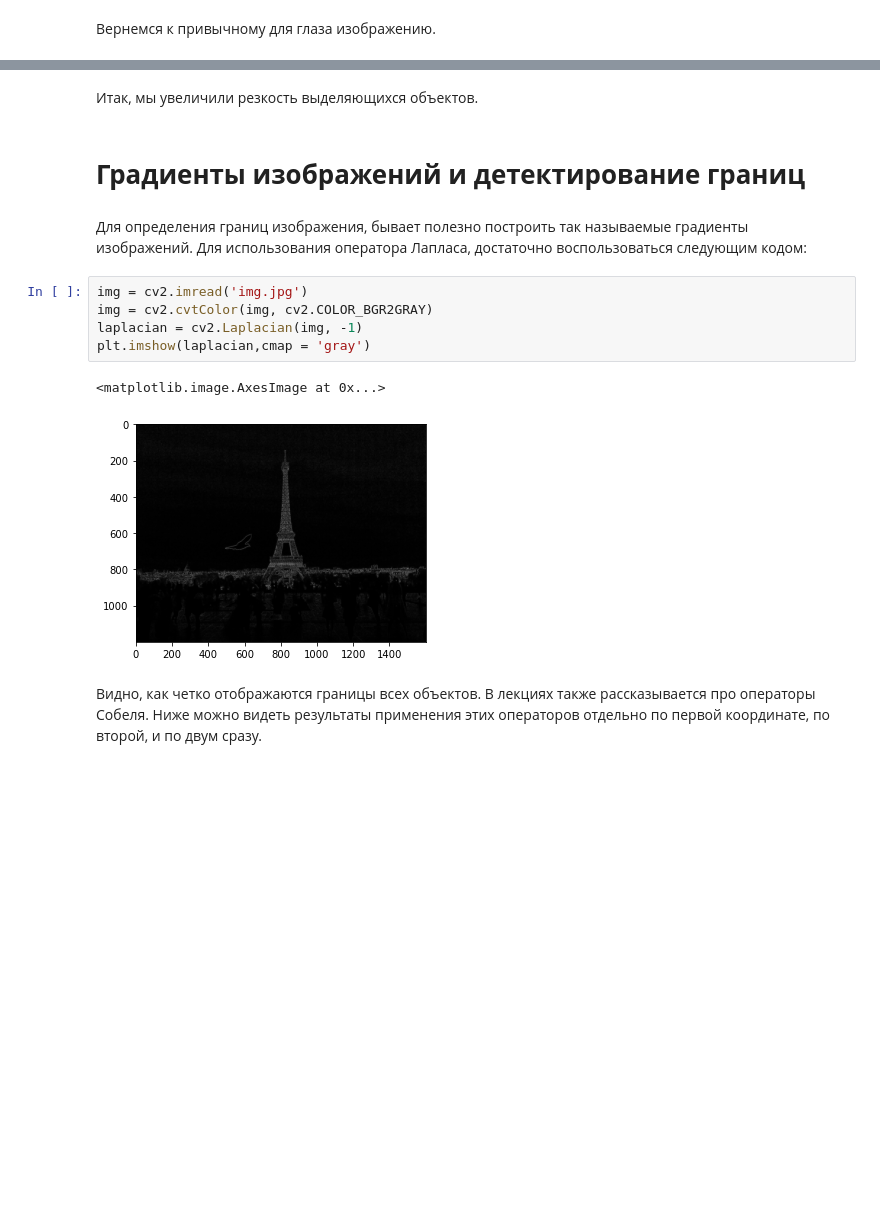
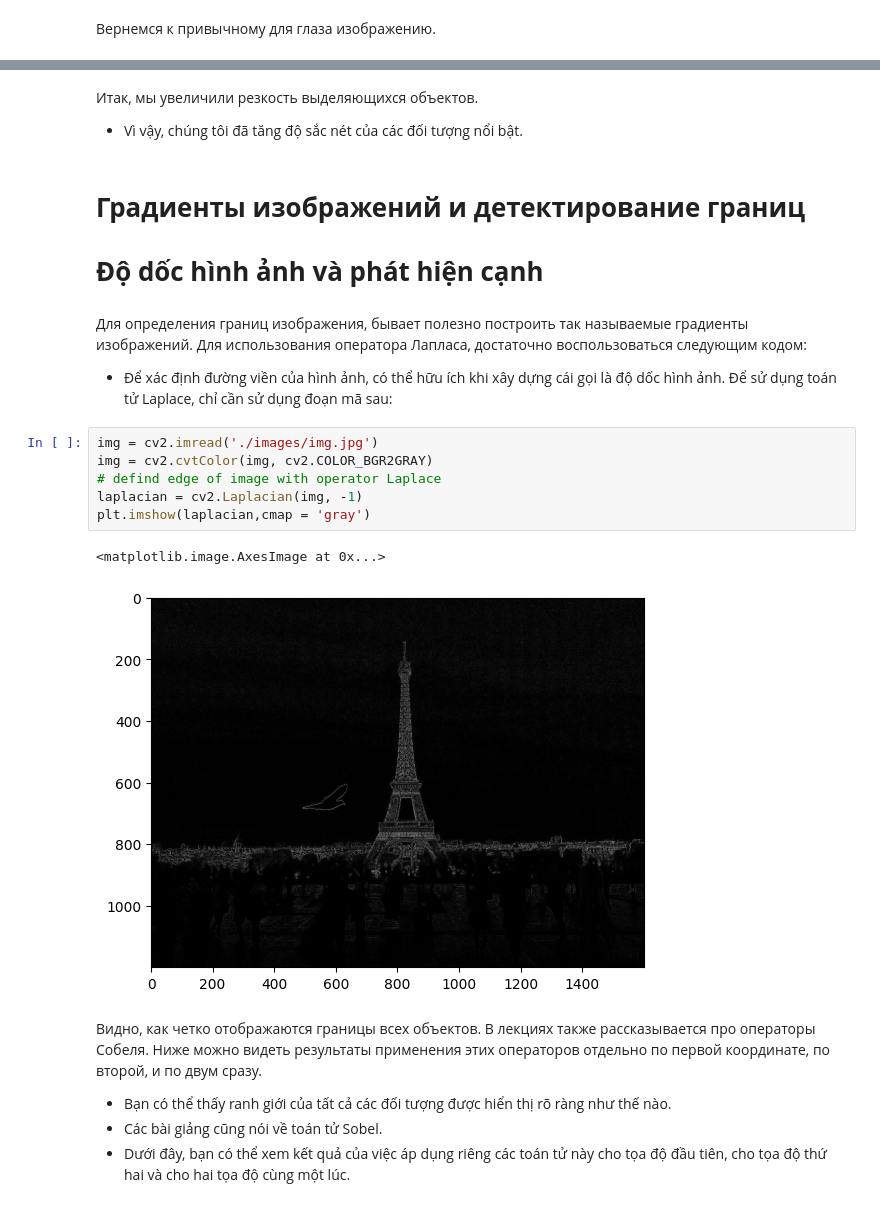
Before and after one commit to denotevn/Image-Processing-in-ITMO, a Jupyter notebook: Week_4/Week4.ipynb, the cells around one changed output, grey strips where cells are left out. Saved outputs shown, nothing was run; the diff lists cells and outputs as text; blank space fills up the shorter version.

```diff
--- a/Week_4/Week4.ipynb
+++ b/Week_4/Week4.ipynb
@@ -117,19 +158,26 @@ plt.imshow(img_back, cmap = 'gray')
-# %% [markdown]
-Итак, мы увеличили резкость выделяющихся объектов.
+# %% [markdown]
+Итак, мы увеличили резкость выделяющихся объектов.
++ Vì vậy, chúng tôi đã tăng độ sắc nét của các đối tượng nổi bật.
 # %% [markdown]
 # **Градиенты изображений и детектирование границ**
+# **Độ dốc hình ảnh và phát hiện cạnh**
 # %% [markdown]
 Для определения границ изображения, бывает полезно построить так называемые градиенты изображений. Для использования оператора Лапласа, достаточно воспользоваться следующим кодом:
++ Để xác định đường viền của hình ảnh, có thể hữu ích khi xây dựng cái gọi là độ dốc hình ảnh. Để sử dụng toán tử Laplace, chỉ cần sử dụng đoạn mã sau:
 # %%
-img = cv2.imread('img.jpg')
+img = cv2.imread('./images/img.jpg')
 img = cv2.cvtColor(img, cv2.COLOR_BGR2GRAY)
+# defind edge of image with operator Laplace
 laplacian = cv2.Laplacian(img, -1)
 plt.imshow(laplacian,cmap = 'gray')
 # %% [output]
 <matplotlib.image.AxesImage at 0x...>
-[figure, old version]
+[figure, new version]
 # %% [markdown]
 Видно, как четко отображаются границы всех объектов. В лекциях также рассказывается про операторы Собеля. Ниже можно видеть результаты применения этих операторов отдельно по первой координате, по второй, и по двум сразу.
++ Bạn có thể thấy ranh giới của tất cả các đối tượng được hiển thị rõ ràng như thế nào.
++ Các bài giảng cũng nói về toán tử Sobel.
++ Dưới đây, bạn có thể xem kết quả của việc áp dụng riêng các toán tử này cho tọa độ đầu tiên, cho tọa độ thứ hai và cho hai tọa độ cùng một lúc.
 # %%
 sobel_x = cv2.Sobel(img, -1, 1, 0, ksize = 5)
 sobel_y = cv2.Sobel(img, -1, 0, 1, ksize = 5)
```
Also changed, not shown: parts of 22 cells of this notebook, 8 other files.
